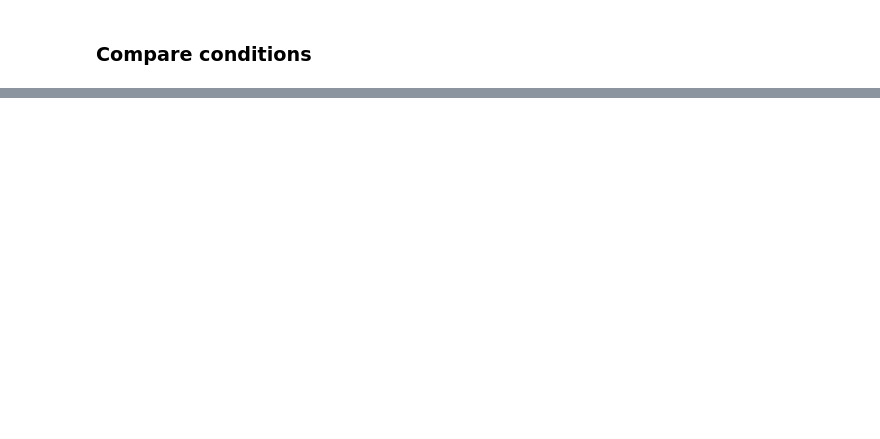
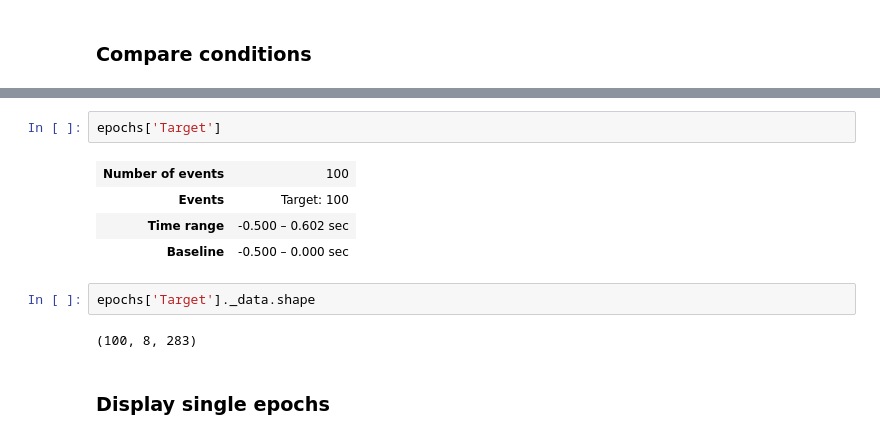
Before and after one commit to lokinou/p3k_offline_analysis, a Jupyter notebook: p300mne.ipynb, the cells around one changed output, grey strips where cells are left out. Saved outputs shown, nothing was run; the diff lists cells and outputs as text; blank space fills up the shorter version.

```diff
--- a/p300mne.ipynb
+++ b/p300mne.ipynb
@@ -430,0 +503,13 @@ No projector specified for this dataset. Please consider the method self.add_pro
+# %%
+epochs['Target']
+# %% [output]
+| Number of events | 100 |
+| Events | Target: 100 |
+| Time range | -0.500 – 0.602 sec |
+| Baseline | -0.500 – 0.000 sec |
+# %%
+epochs['Target']._data.shape
+# %% [output]
+(100, 8, 283)
+# %% [markdown]
+### Display single epochs
```
Also changed, not shown: parts of 71 cells of this notebook, 3 other files.
